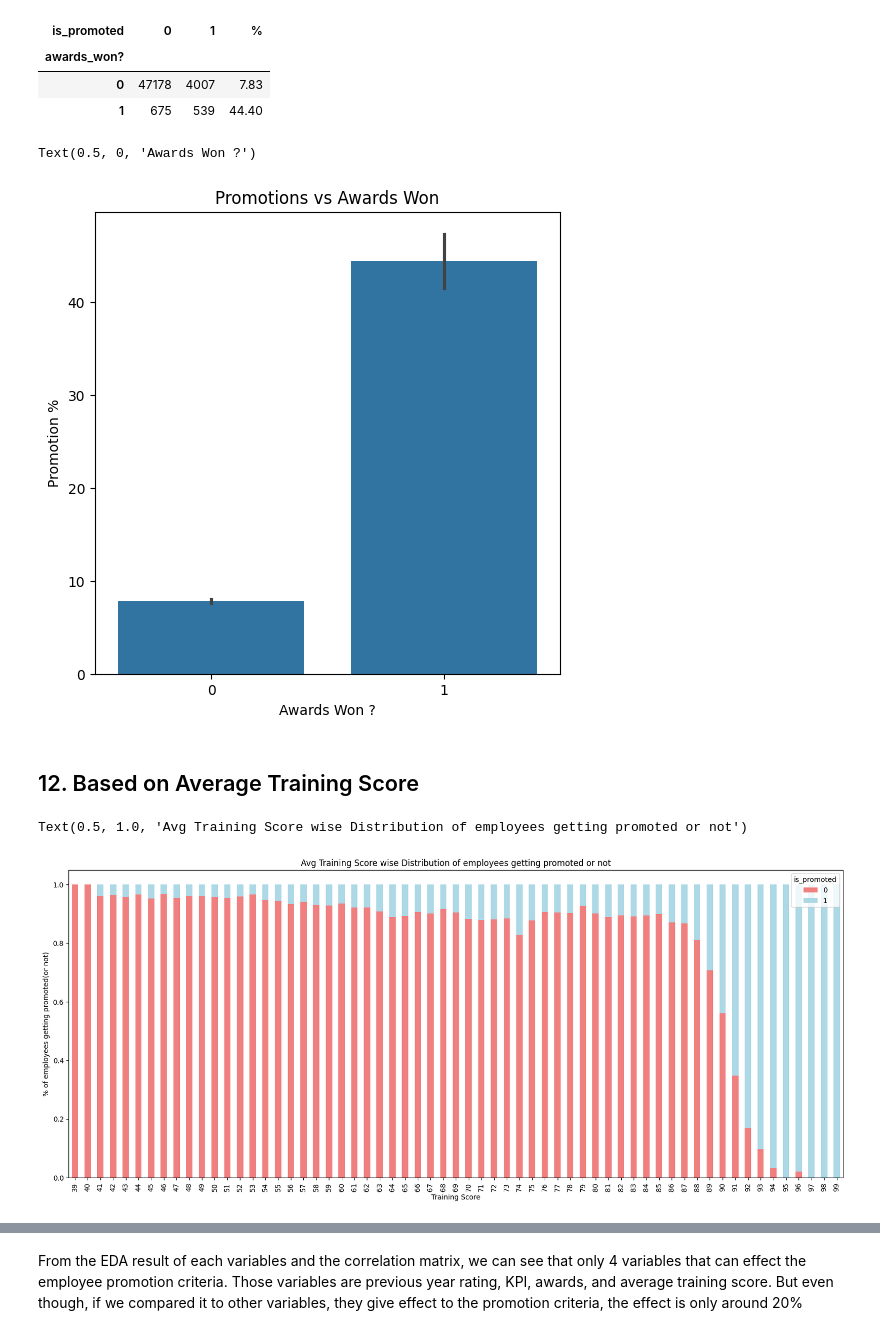
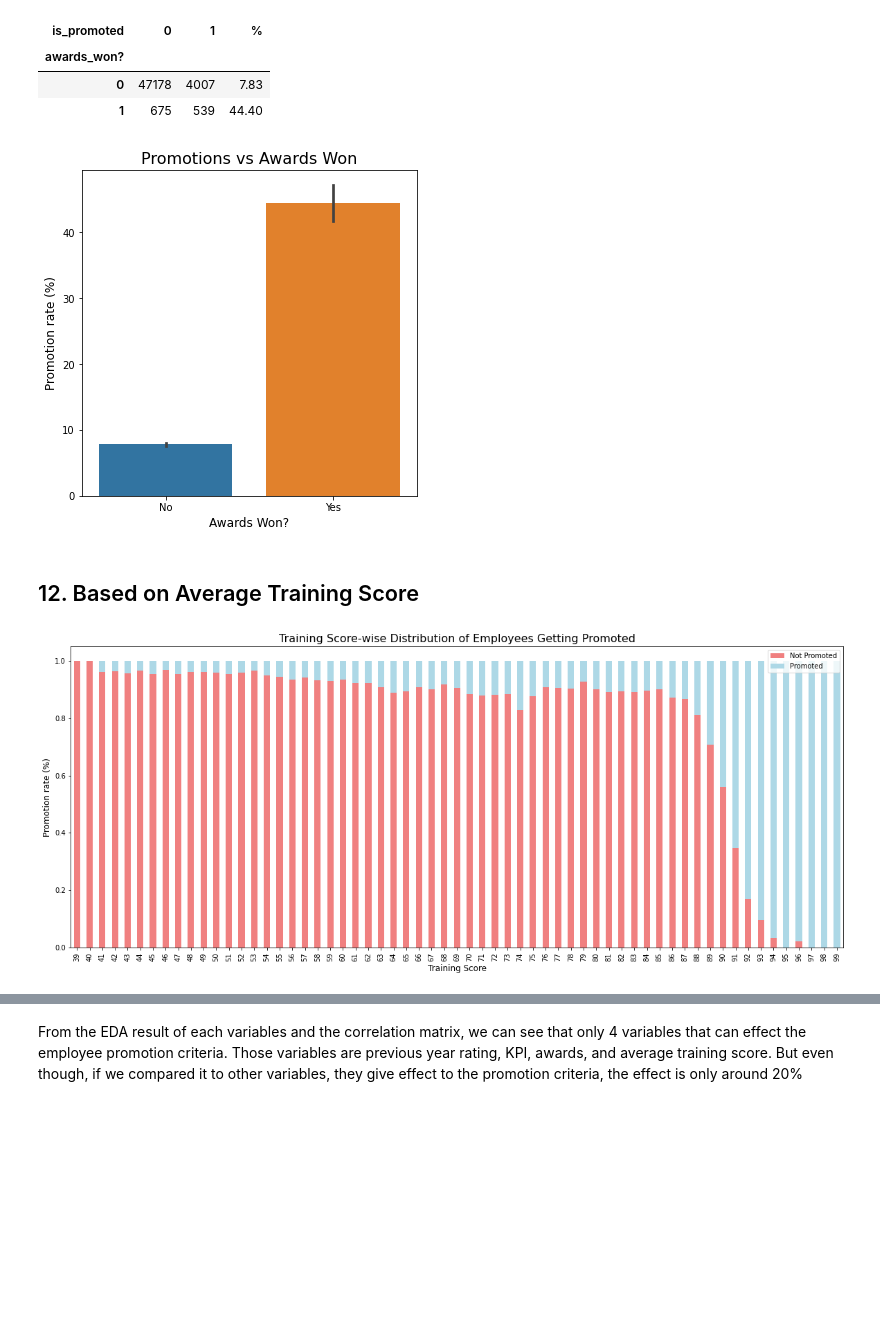
Before and after one commit to gregoriusbay/hr-analysis, a Jupyter notebook: hr-analysis-promotion-rate.ipynb, the cells around one changed output, grey strips where cells are left out. Cells and saved outputs as stored; diff of their text form; code cells hidden in the pictures; blank space fills up the shorter version.

```diff
--- a/hr-analysis-promotion-rate.ipynb
+++ b/hr-analysis-promotion-rate.ipynb
@@ -195,3 +166,0 @@ Name: previous_year_rating, Length: 4547, dtype: float64
-# %%
-train['previous_year_rating'].fillna(0, inplace = True)
-train['previous_year_rating'].isnull().sum()
@@ -200,2 +203,6 @@ train['previous_year_rating'].isnull().sum()
+# %%
+# Fill the values of 'previous_year_rating' column with '0'
+# When the 'length_of_service' column is '1'
+train.loc[train['length_of_service'] == 1, 'previous_year_rating'] = 0
 # %% [markdown]
 We fill the null 'previous_year_rating' with 0 because we can see that all of the null data has 'length_of_service' with 1, so we can argue that the employees are the new employee, haven't there for a year yet.
@@ -508,0 +591,11 @@ Text(0, 0.5, 'Promotion %')
+# %%
+# Mapping binary values to 'No' and 'Yes'
+train['KPI_label'] = train['KPIs_met >80%'].map({0: 'No', 1: 'Yes'})
+
+# Create the barplot using the mapped labels
+sns.barplot(x=train['KPI_label'], y=(train['is_promoted'] * 100))
+
+# Add title and label to the barplot
+plt.title("Promotions rate when KPIs is more than 80%")
+plt.xlabel("Is their KPI more than 80%?")
+plt.ylabel("Promotion rate (%)")
@@ -508,0 +605,3 @@ Text(0, 0.5, 'Promotion %')
+# %%
+# Drop the mapping label column after the bar showed
+train.drop('KPI_label', axis=1, inplace=True)
@@ -518,10 +638,17 @@ x
 | 0 | 47178 | 4007 | 7.83 |
 | 1 | 675 | 539 | 44.40 |
 # %%
-sns.barplot(x=train['awards_won?'],y=(train['is_promoted'] * 100))
-plt.title("Promotions vs Awards Won")
-plt.ylabel("Promotion %")
-plt.xlabel('Awards Won ?')
+# Mapping binary values to 'No' and 'Yes'
+train['awards_won_label'] = train['awards_won?'].map({0: 'No', 1: 'Yes'})
+
+# Create the barplot using the mapped labels
+sns.barplot(x=train['awards_won_label'], y=(train['is_promoted'] * 100))
+
+# Add the title and labels
+plt.title("Promotions vs Awards Won", size=16)
+plt.ylabel("Promotion rate (%)", size=12)
+plt.xlabel('Awards Won?', size=12)
+
+plt.show()
 # %% [output]
-Text(0.5, 0, 'Awards Won ?')
-[figure, old version]
+[figure, new version]
@@ -528,12 +658,24 @@ Text(0.5, 0, 'Awards Won ?')
 # %% [markdown]
 ## 12. Based on Average Training Score
 # %%
-y=train.groupby(['avg_training_score','is_promoted'])['is_promoted'].count().unstack().fillna(0)
-y1=y.div(y.sum(1).astype('float'), axis = 0)
-y1.plot(kind = 'bar', stacked = True, figsize = (20, 8), color = ['lightcoral', 'lightblue'])
-plt.xlabel('Training Score')
-plt.ylabel('% of employees getting promoted(or not)')
-plt.title("Avg Training Score wise Distribution of employees getting promoted or not")
+# Grouping data by average training score and promotion status
+y = train.groupby(['avg_training_score', 'is_promoted'])['is_promoted'].count().unstack().fillna(0)
+
+# Normalizing the data to get the percentage of promotions
+y1 = y.div(y.sum(1).astype('float'), axis=0)
+
+# Rename the columns for a more descriptive legend (0 -> 'Not Promoted', 1 -> 'Promoted')
+y1.columns = ['Not Promoted', 'Promoted']
+
+# Plot the stacked bar chart
+y1.plot(kind='bar', stacked=True, figsize=(20, 8), color=['lightcoral', 'lightblue'])
+
+# Add labels and title
+plt.xlabel('Training Score', size=12)
+plt.ylabel('Promotion rate (%)', size=12)
+plt.title("Training Score-wise Distribution of Employees Getting Promoted", size=16)
+
+# Display the plot
+plt.show()
 # %% [output]
-Text(0.5, 1.0, 'Avg Training Score wise Distribution of employees getting promoted or not')
-[figure, old version]
+[figure, new version]
```
Also changed, not shown: parts of 135 cells of this notebook.
